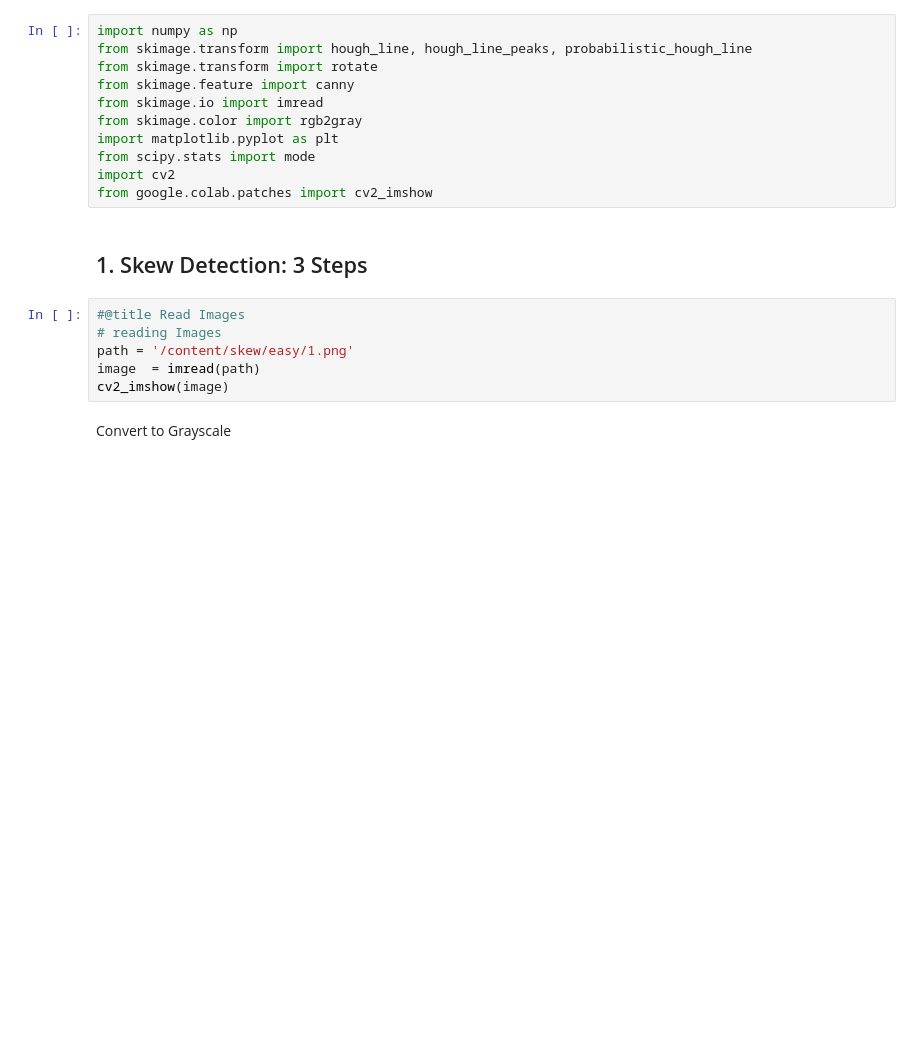
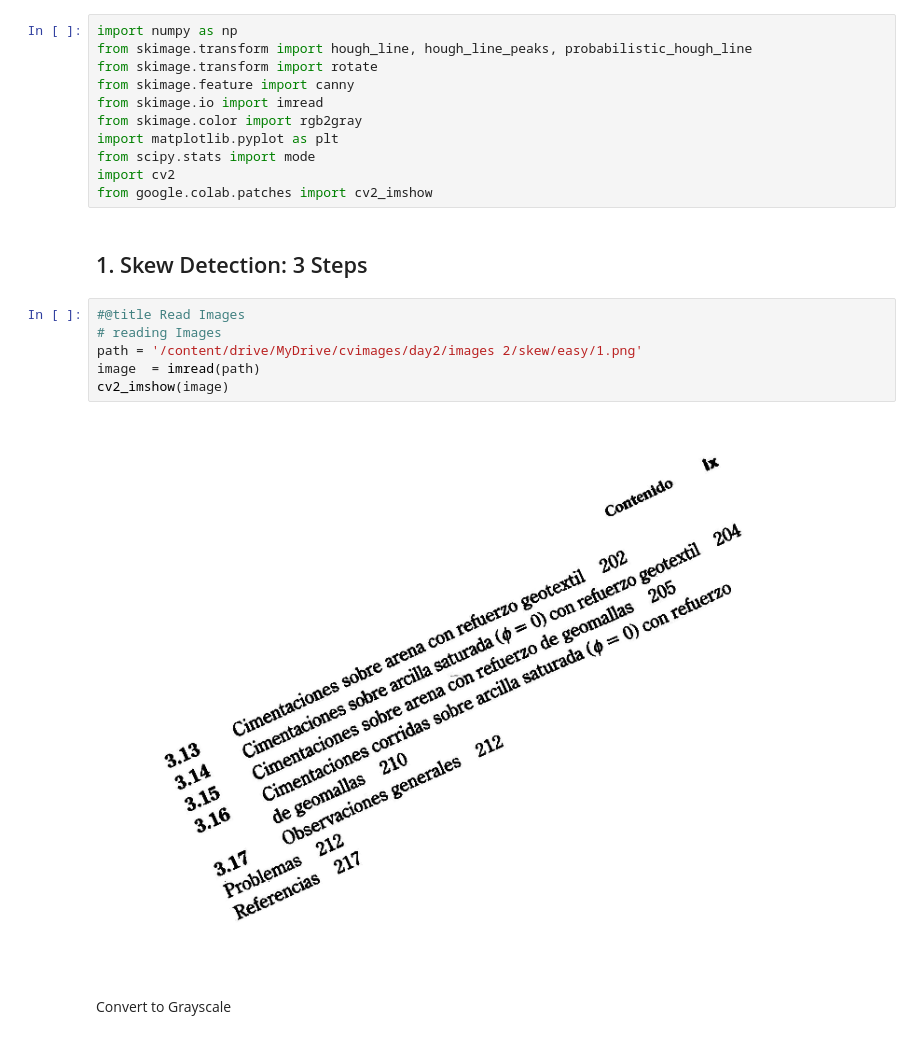
Before and after one commit to sarthak395/CVIT-Summer-Workshop, a Jupyter notebook: day2/session1/task1/Copy_of_CVIT_Orientation_Day_2_Task_1.ipynb, the cells around one changed output. Saved outputs shown, nothing was run; the diff lists cells and outputs as text; blank space fills up the shorter version.

```diff
--- a/day2/session1/task1/Copy_of_CVIT_Orientation_Day_2_Task_1.ipynb
+++ b/day2/session1/task1/Copy_of_CVIT_Orientation_Day_2_Task_1.ipynb
@@ -37,9 +51,11 @@ from google.colab.patches import cv2_imshow
 # %%
 #@title Read Images
 # reading Images
-path = '/content/skew/easy/1.png'
+path = '/content/drive/MyDrive/cvimages/day2/images 2/skew/easy/1.png'
 image  = imread(path)
 cv2_imshow(image)
+# %% [output]
+[figure, added]
 # %% [markdown]
 Convert to Grayscale
 # %%
```
Also changed, not shown: parts of 13 cells of this notebook.
